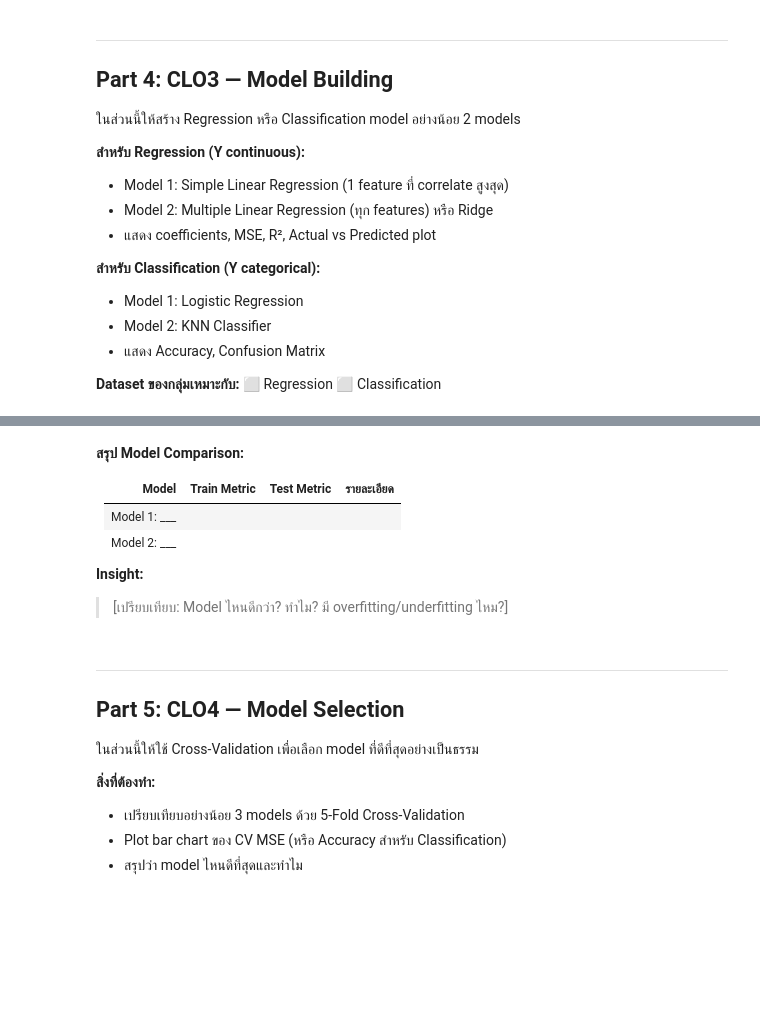
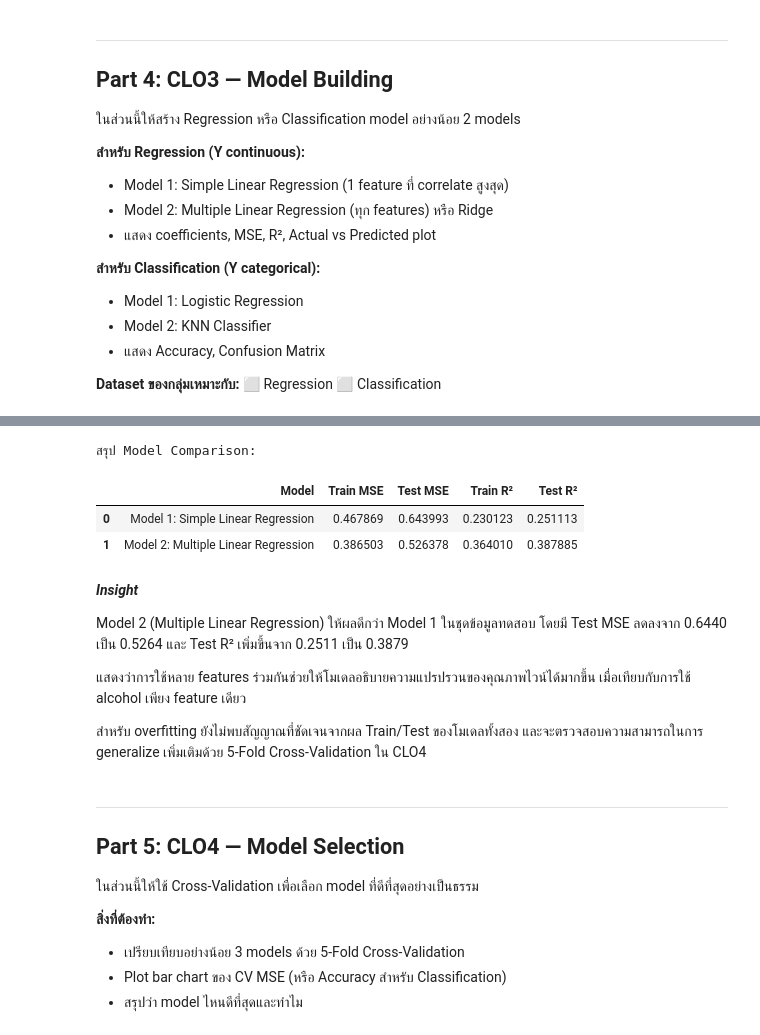
Before and after one commit to kitipong68-liang/ds-math-project-wineqt, a Jupyter notebook: lab15_Project_WineQualityPrediction.ipynb, the cells around one changed output, grey strips where cells are left out. Drawn from its saved outputs; the diff is of its cells as text; code cells hidden in the pictures; blank space fills up the shorter version.

```diff
--- a/lab15_Project_WineQualityPrediction.ipynb
+++ b/lab15_Project_WineQualityPrediction.ipynb
@@ -810,13 +953,46 @@ pass
+# %%
+# ─── CLO3: Model Comparison ────────────────────────────────────────
+print("สรุป Model Comparison:")
+comparison = pd.DataFrame({
+    'Model': [
+        'Model 1: Simple Linear Regression',
+        'Model 2: Multiple Linear Regression'
+    ],
+    'Train MSE': [
+        train_mse,
+        train_mse_2
+    ],
+    'Test MSE': [
+        test_mse,
+        test_mse_2
+    ],
+    'Train R²': [
+        train_r2,
+        train_r2_2
+    ],
+    'Test R²': [
+        test_r2,
+        test_r2_2
+    ]
+})
+
+comparison
+# %% [output]
+สรุป Model Comparison:
+|  | Model | Train MSE | Test MSE | Train R² | Test R² |
+| 0 | Model 1: Simple Linear Regression | 0.467869 | 0.643993 | 0.230123 | 0.251113 |
+| 1 | Model 2: Multiple Linear Regression | 0.386503 | 0.526378 | 0.364010 | 0.387885 |
 # %% [markdown]
-**สรุป Model Comparison:**
+***Insight***
 
-| Model | Train Metric | Test Metric | รายละเอียด |
-|-------|-------------|------------|----------|
-| Model 1: ___ | | | |
-| Model 2: ___ | | | |
+Model 2 (Multiple Linear Regression) ให้ผลดีกว่า Model 1 ในชุดข้อมูลทดสอบ
+โดยมี Test MSE ลดลงจาก 0.6440 เป็น 0.5264 และ Test R² เพิ่มขึ้นจาก 0.2511 เป็น 0.3879
 
-**Insight:**
-> [เปรียบเทียบ: Model ไหนดีกว่า? ทำไม? มี overfitting/underfitting ไหม?]
+แสดงว่าการใช้หลาย features ร่วมกันช่วยให้โมเดลอธิบายความแปรปรวนของคุณภาพไวน์ได้มากขึ้น
+เมื่อเทียบกับการใช้ alcohol เพียง feature เดียว
+
+สำหรับ overfitting ยังไม่พบสัญญาณที่ชัดเจนจากผล Train/Test ของโมเดลทั้งสอง
+และจะตรวจสอบความสามารถในการ generalize เพิ่มเติมด้วย 5-Fold Cross-Validation ใน CLO4
 # %% [markdown]
 ---
 ## Part 5: CLO4 — Model Selection
```
Also changed, not shown: parts of 5 cells of this notebook.
